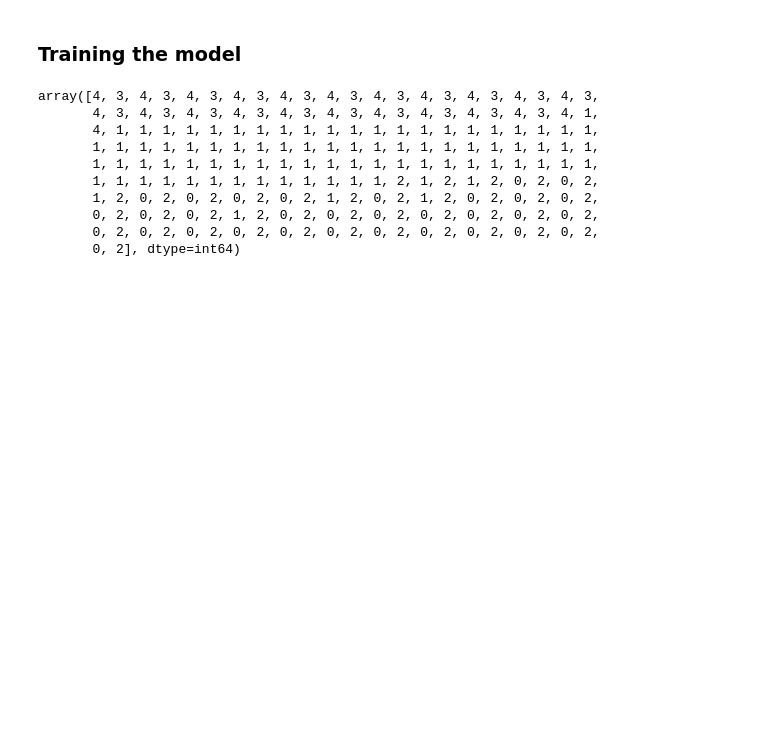
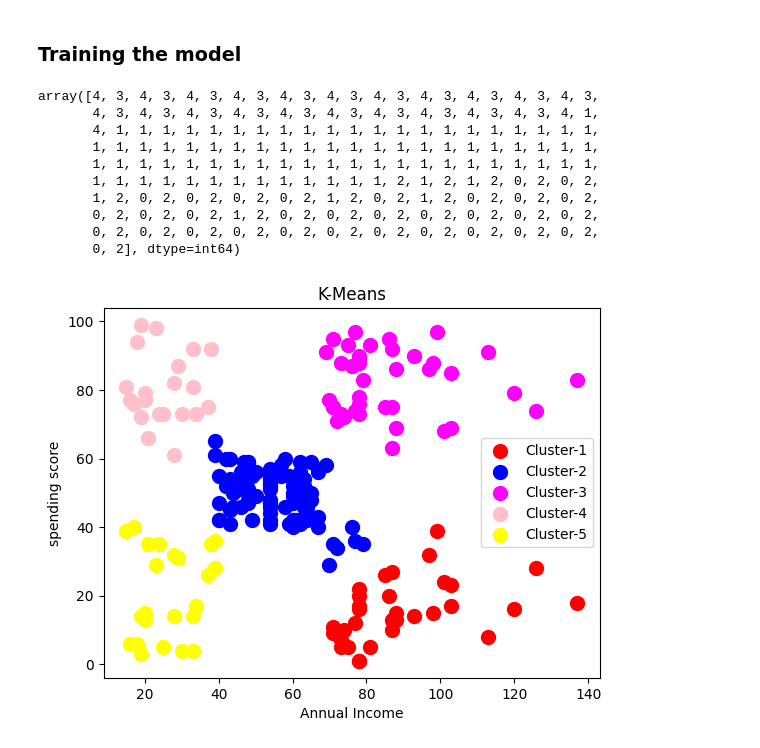
Before and after one commit to Upendra2003/MachineLearning, a Jupyter notebook: Clustering/Hierarchial Clustering/HierarchialClustering.ipynb, the cells around one changed output. Drawn from its saved outputs; the diff is of its cells as text; code cells hidden in the pictures; blank space fills up the shorter version.

```diff
--- a/Clustering/Hierarchial Clustering/HierarchialClustering.ipynb
+++ b/Clustering/Hierarchial Clustering/HierarchialClustering.ipynb
@@ -49,12 +49,13 @@ array([4, 3, 4, 3, 4, 3, 4, 3, 4, 3, 4, 3, 4, 3, 4, 3, 4, 3, 4, 3, 4, 3,
 # %%
 plt.scatter(X[y_hc==0,0],X[y_hc==0,1],s=100,c='red',label='Cluster-1')
 plt.scatter(X[y_hc==1,0],X[y_hc==1,1],s=100,c='blue',label='Cluster-2')
-plt.scatter(X[y_hc==2,0],X[y_kmeans==2,1],s=100,c='magenta',label='Cluster-3')
-plt.scatter(X[y_hc==3,0],X[y_kmeans==3,1],s=100,c='pink',label='Cluster-4')
-plt.scatter(X[y_hc==4,0],X[y_kmeans==4,1],s=100,c='yellow',label='Cluster-5')
-plt.scatter(kmeans.cluster_centers_[:,0],kmeans.cluster_centers_[:,1],s=300,c='cyan',label='Centroid')
+plt.scatter(X[y_hc==2,0],X[y_hc==2,1],s=100,c='magenta',label='Cluster-3')
+plt.scatter(X[y_hc==3,0],X[y_hc==3,1],s=100,c='pink',label='Cluster-4')
+plt.scatter(X[y_hc==4,0],X[y_hc==4,1],s=100,c='yellow',label='Cluster-5')
 plt.title('K-Means')
 plt.xlabel('Annual Income')
 plt.ylabel('spending score')
 plt.legend()
 plt.show()
+# %% [output]
+[figure, added]
```
Also changed, not shown: 4 other files.
